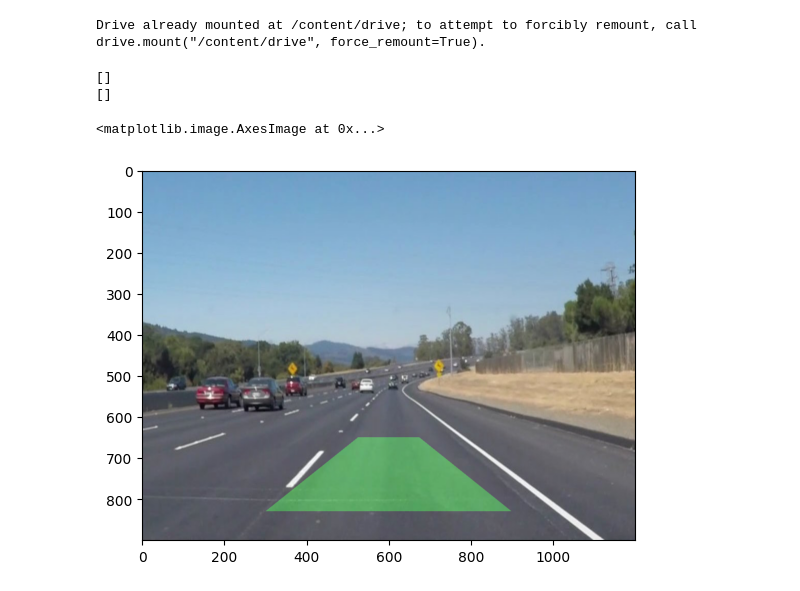
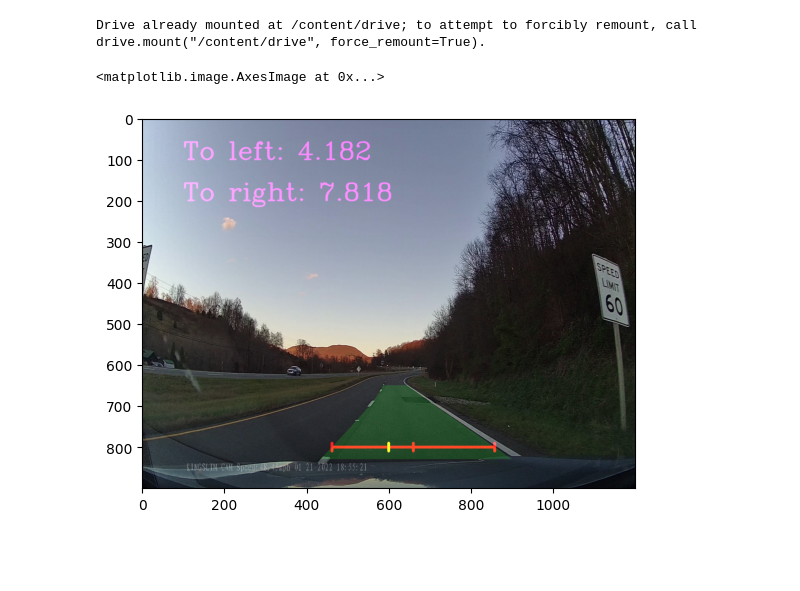
Before and after one commit to ethanbrown33/lane_line_detection, a Jupyter notebook: lane_line_detection.ipynb, the cells around one changed output. Saved outputs shown, nothing was run; the diff lists cells and outputs as text; code cells hidden in the pictures; blank space fills up the shorter version.

```diff
--- a/lane_line_detection.ipynb
+++ b/lane_line_detection.ipynb
@@ -121,10 +163,10 @@ def laneDetector(image):
   upper_bound = 650
   lower_bound = 830
   roi_points = np.float32([
-    (525, upper_bound), # Top-left corner
+    (550, upper_bound), # Top-left corner
     (300, lower_bound), # Bottom-left corner
     (900, lower_bound), # Bottom-right corner
-    (675, upper_bound) # Top-right corner
+    (650, upper_bound) # Top-right corner
   ])
 
   image_points = np.float32([
@@ -150,65 +192,63 @@ def laneDetector(image):
   # sliding box parameters
   N_WINDOWS = 32
   MARGIN = 100
-  RECENTER_MINPIX = 1
+  RECENTER_MINPIX = 50
 
   # Calculate histogram of lane line pixels
   histogram = np.sum(binary_warped[int(binary_warped.shape[0]/2):,:], axis=0)
 
   # Slide boxes
   leftx_base, rightx_base = histo_peak(histogram)
-  left_lane_inds, right_lane_inds, nonzerox, nonzeroy, out_img = get_lane_indices_sliding_windows(
-      binary_warped, leftx_base, rightx_base, N_WINDOWS, MARGIN, RECENTER_MINPIX)
-
-  print(left_lane_inds)
-  print(right_lane_inds)
+  left_lane_inds, right_lane_inds, nonzerox, nonzeroy = get_lane_indices_sliding_windows(
+  binary_warped, leftx_base, rightx_base, N_WINDOWS, MARGIN, RECENTER_MINPIX)
 
   # Extract left and right line pixel positions
   if len(left_lane_inds) < 2:
-    leftx = [offset, offset]
-    lefty = [0, shape[1]]
+      leftx = [offset, offset]
+      lefty = [0, shape[1]]
   else:
-    leftx = nonzerox[left_lane_inds]
-    lefty = nonzeroy[left_lane_inds]
+      leftx = nonzerox[left_lane_inds]
+      lefty = nonzeroy[left_lane_inds]
 
   if len(right_lane_inds) < 2:
-    rightx = [shape[0] - offset, shape[0] - offset]
-    righty = [0, shape[1]]
+      rightx = [shape[0] - offset, shape[0] - offset]
+      righty = [0, shape[1]]
   else:
-    rightx = nonzerox[right_lane_inds]
-    righty = nonzeroy[right_lane_inds]
+      rightx = nonzerox[right_lane_inds]
+      righty = nonzeroy[right_lane_inds]
 
   # Fit a second order polynomial to each
   left_fit = np.polyfit(lefty, leftx, 2)
   right_fit = np.polyfit(righty, rightx, 2)
 
   # Generate x and y values for plotting
   ploty = np.linspace(0, image_warp.shape[0]-1, image_warp.shape[0])
   left_fitx = left_fit[0]*ploty**2 + left_fit[1]*ploty + left_fit[2]
   right_fitx = right_fit[0]*ploty**2 + right_fit[1]*ploty + right_fit[2]
 
   lane_line_area_display = image.copy()
   result = project_lane_line(lane_line_area_display, binary_warped, ploty, left_fitx, right_fitx, unwarp_matrix)
+  result = project_measure(result, binary_warped, ploty, left_fitx, right_fitx, unwarp_matrix, 800)
+
+  #print(left_fitx)
 
   return result
 
 
 
 # Load image
 path = ["challenge_video_frame_1.jpg",
          "harder_challenge_video_frame_10.jpg",
          "frame0.jpg",
          "step0.png"]
 
 
-image = load_image(path[3])
+image = load_image(path[2])
 result = laneDetector(image)
 plt.imshow(result)
 # %% [output]
-[]
-[]
+<matplotlib.image.AxesImage at 0x...>
-<matplotlib.image.AxesImage at 0x...>
-[figure, old version]
+[figure, new version]
 # %%
 #vidTest = cv2.VideoCapture("2022_01_21_185522_00.MP4")
 #vidTest = cv2.VideoCapture("2021_02_01_203528_00.MP4")
```
Also changed, not shown: parts of 2 cells of this notebook.
